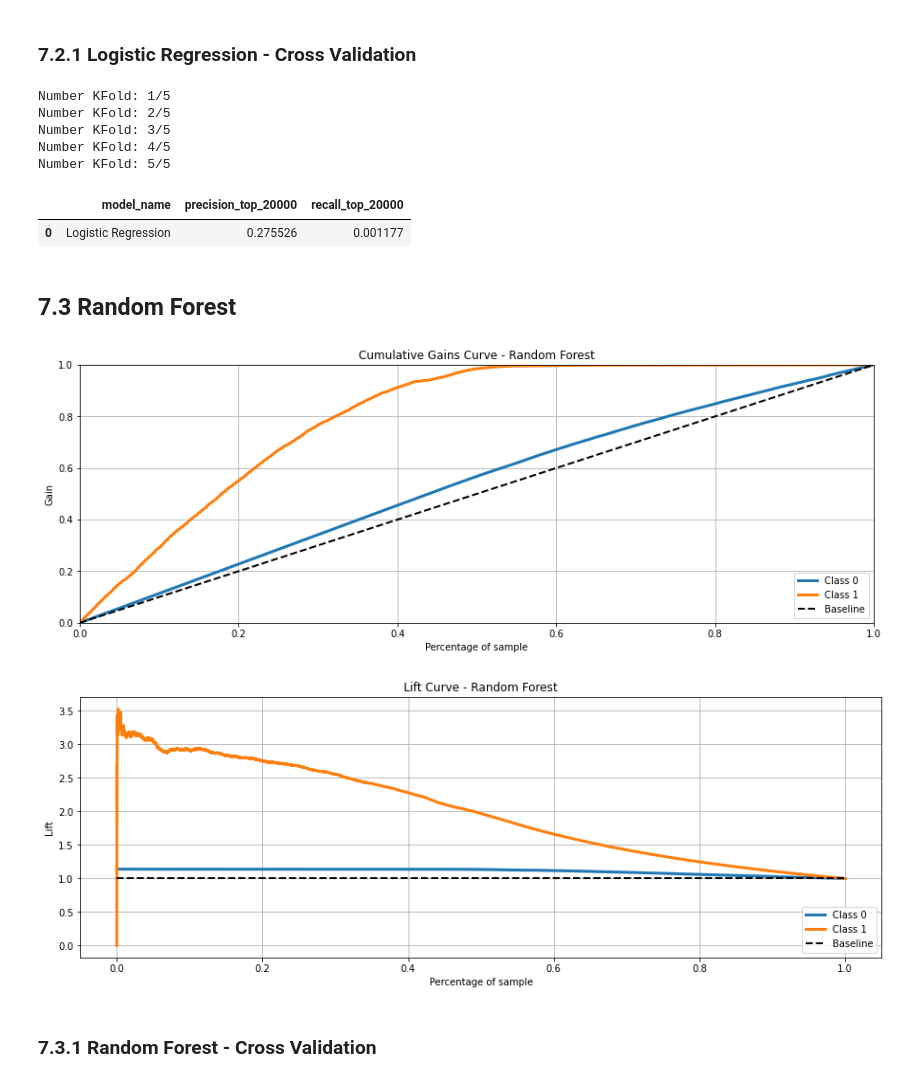
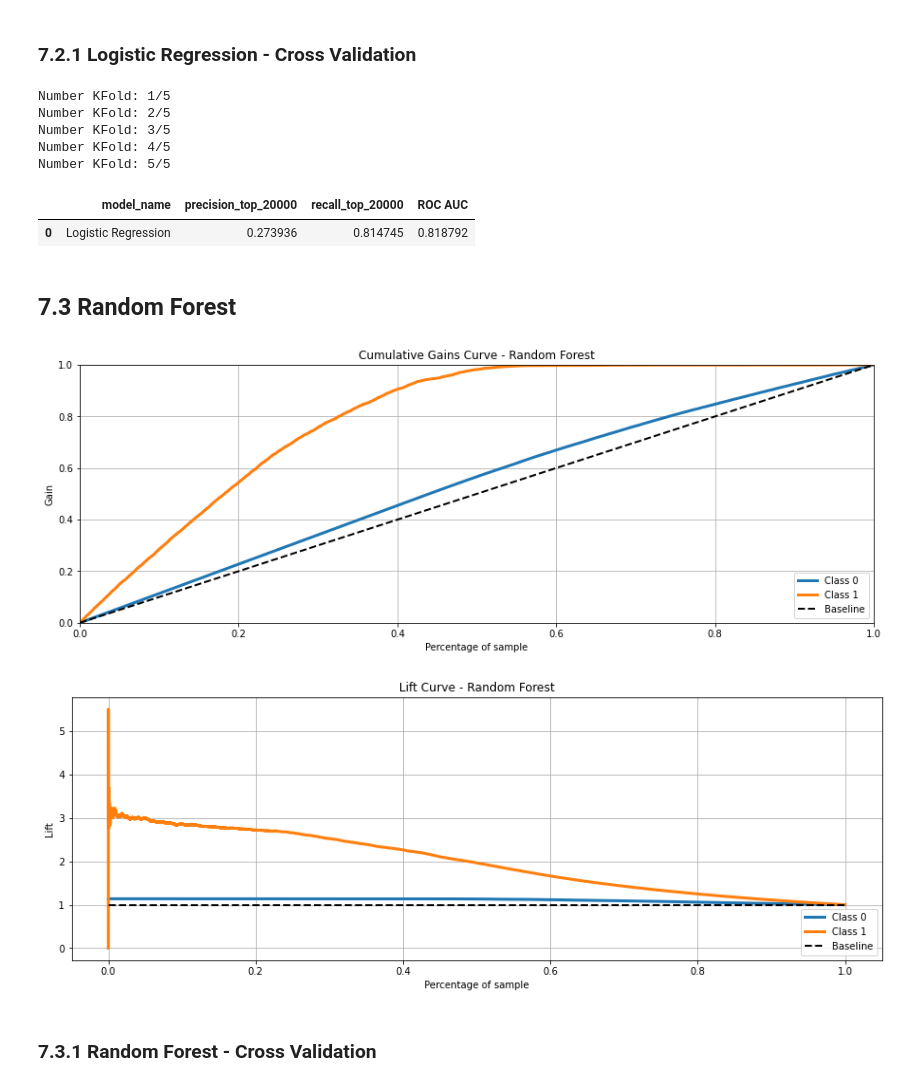
Before and after one commit to Jhonatanslopes/Health-Insurance-Cross-sell, a Jupyter notebook: notebook.ipynb, the cells around one changed output. Drawn from its saved outputs; the diff is of its cells as text; code cells hidden in the pictures.

Commit message:
model final create

```diff
--- a/notebook.ipynb
+++ b/notebook.ipynb
@@ -794,6 +767,8 @@ Int64Index([263191, 245814,  84549, 182242, 287766, 120318, 201421, 180501,
 # %% [markdown]
 ## 5.2 Standardization
 # %%
+df5 = df4.copy() # copy data
+
 sc = StandardScaler() # StandardScaler method
 
 # annual_premium - Standardization
@@ -872,2 +828,17 @@ x_val = x_val.fillna(0)
+# %%
+# 20% sample to test
+test_size = 0.20
+n_sample = len(df5) * test_size
+
+# Filter data test
+data_test = df5.sample(round(n_sample))
+
+# Remove sample from test data in training data
+df5 = df5.drop(list(data_test.index))
+x_train = df5.drop('response', axis=1).copy()
+y_train = df5['response'].copy()
+
+x_test = data_test.drop('response', axis=1) # X test
+y_test = data_test['response']    # Y test
 # %% [markdown]
 # 6.0 SELEÇÃO DE FEATURE
@@ -911,14 +874,15 @@ plt.title('Feature Importances');
 ## 6.3 Features Selecionadas
 # %%
 cols_selected = ['vintage', 'annual_premium', 'monthly_premium', 'age', 'region_code',
-                 'policy_sales_channel', 'vehicle_damage', 'previously_insured']
+                 'policy_sales_channel', 'vehicle_damage', 'previously_insured', 'id']
 
-# Filter columns selected in data training and data validation
-x_train = df5[cols_selected]
+# Filter columns selected in data training and data validation and test
+x_train = x_train[cols_selected]
 x_val = x_val[cols_selected]
+x_test = x_test[cols_selected]
 
-x_val2 = x_val2[cols_selected].copy() # Filter columns selected to metric
-x_val2['id'] = list(x_val2.index) # Create column ID with index
+#x_val2 = x_val2[cols_selected].copy() # Filter columns selected to metric
+#x_val2['id'] = list(x_val2.index) # Create column ID with index
 
 # Show feature importance columns selected
 df.loc[df['feature'].isin(cols_selected)]
@@ -937,14 +901,18 @@ df.loc[df['feature'].isin(cols_selected)]
 # %% [markdown]
 ## 7.1 KNN
 # %%
+# Drop id column to model training
+x_train_not_id = x_train.drop(columns=['id'])
+x_val_not_id = x_val.drop(columns=['id'])
+
 # Define KNN model
 knn = KNeighborsClassifier(n_neighbors=20)
 
 # KNN training
-knn_trained = knn.fit(x_train, y_train)
+knn_trained = knn.fit(x_train_not_id, y_train)
 
 # KNN prediction - Generalization
-yhat_knn = knn_trained.predict_proba(x_val)
+yhat_knn = knn_trained.predict_proba(x_val_not_id)
 
 # Accumulative Gain - KNN
 title1, title2 = 'Cumulative Gains Curve', 'Lift Curve'
@@ -994,7 +957,7 @@ metrics.plot_lift_curve(y_val, yhat_lr, figsize=(15, 5), title=title2+' - Logist
 ### 7.2.1 Logistic Regression - Cross Validation
 # %%
 # Apply cross validation
-lr_cv = cross_validation(model_name='Logistic Regression', x=x, y=y, model=lr, cv=5, topk=20000)
+lr_cv = cross_validation(model_name='Logistic Regression', x=x_train, y=y_train, model=lr, cv=5, topk=20000)
 lr_cv
 # %% [output]
 Number KFold: 1/5
@@ -1002,26 +965,26 @@ Number KFold: 2/5
 Number KFold: 3/5
 Number KFold: 4/5
 Number KFold: 5/5
-|  | model_name | precision_top_20000 | recall_top_20000 |
-| 0 | Logistic Regression | 0.275526 | 0.001177 |
+|  | model_name | precision_top_20000 | recall_top_20000 | ROC AUC |
+| 0 | Logistic Regression | 0.273936 | 0.814745 | 0.818792 |
 # %% [markdown]
 ## 7.3 Random Forest
 # %%
 # Define Random Forest
 rf = RandomForestClassifier(max_features='sqrt', n_estimators=10, max_depth=5)
 
 # Rnadom Forest training
-rf_trained = rf.fit(x_train, y_train)
+rf_trained = rf.fit(x_train_not_id, y_train)
 
 # Random Forest prediction - Generalization
-yhat_rf = rf_trained.predict_proba(x_val)
+yhat_rf = rf_trained.predict_proba(x_val_not_id)
 
 # Accuvalite gain - Random Forest
 metrics.plot_cumulative_gain(y_val, yhat_rf, figsize=(15, 5), title=title1+' - Random Forest')
 metrics.plot_lift_curve(y_val, yhat_rf, figsize=(15, 5), title=title2+' - Random Forest');
 # %% [output]
 [figure]
-[figure, old version]
+[figure, new version]
 # %% [markdown]
 ### 7.3.1 Random Forest - Cross Validation
 # %%
```
Also changed, not shown: parts of 47 cells of this notebook.
